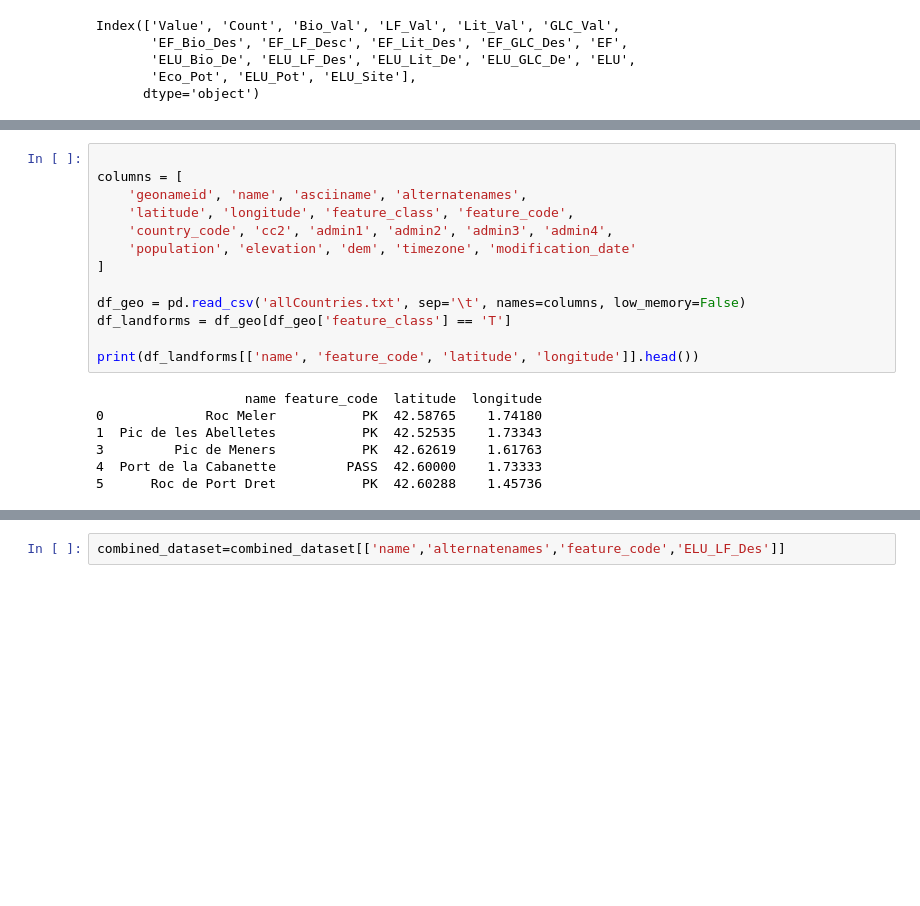
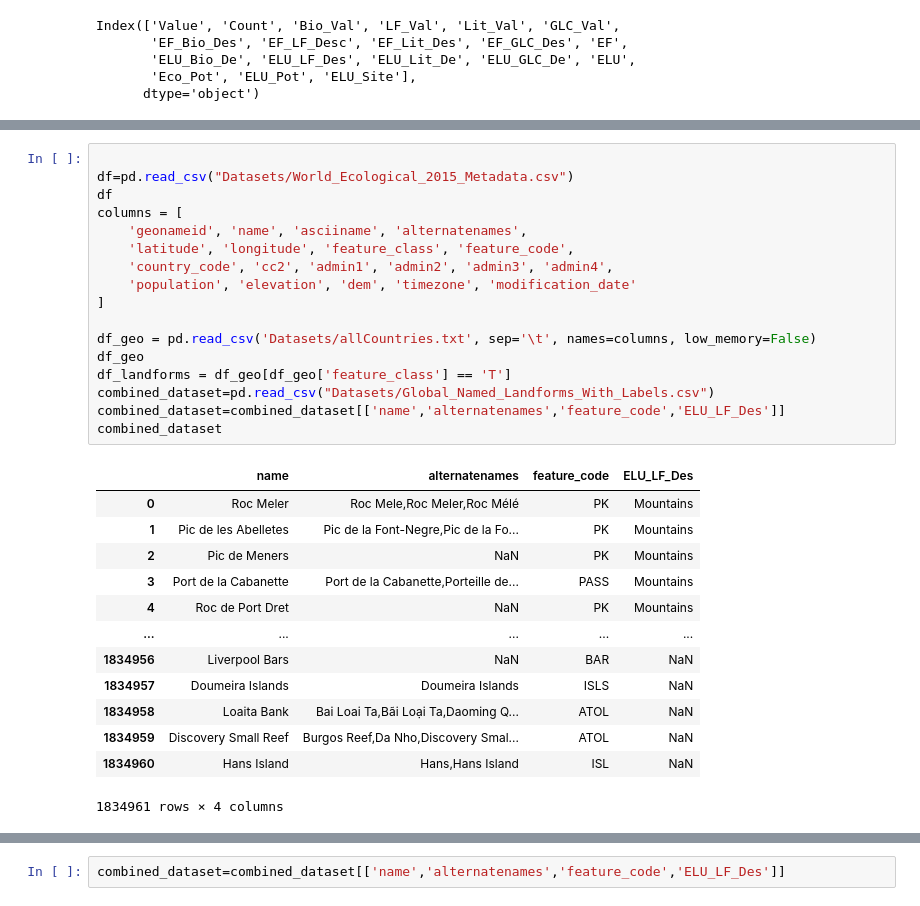
Before and after one commit to meenuravi18/llm_geomorphology, a Jupyter notebook: data_exploration.ipynb, the cells around one changed output, grey strips where cells are left out. Cells and saved outputs as stored; diff of their text form; blank space fills up the shorter version.

```diff
--- a/data_exploration.ipynb
+++ b/data_exploration.ipynb
@@ -58,21 +74,32 @@ Index(['Value', 'Count', 'Bio_Val', 'LF_Val', 'Lit_Val', 'GLC_Val',
 # %%
 
+df=pd.read_csv("Datasets/World_Ecological_2015_Metadata.csv")
+df
 columns = [
     'geonameid', 'name', 'asciiname', 'alternatenames',
     'latitude', 'longitude', 'feature_class', 'feature_code',
     'country_code', 'cc2', 'admin1', 'admin2', 'admin3', 'admin4',
     'population', 'elevation', 'dem', 'timezone', 'modification_date'
 ]
 
-df_geo = pd.read_csv('allCountries.txt', sep='\t', names=columns, low_memory=False)
+df_geo = pd.read_csv('Datasets/allCountries.txt', sep='\t', names=columns, low_memory=False)
+df_geo
 df_landforms = df_geo[df_geo['feature_class'] == 'T']
-
-print(df_landforms[['name', 'feature_code', 'latitude', 'longitude']].head())
+combined_dataset=pd.read_csv("Datasets/Global_Named_Landforms_With_Labels.csv")
+combined_dataset=combined_dataset[['name','alternatenames','feature_code','ELU_LF_Des']]
+combined_dataset
 # %% [output]
+|  | name | alternatenames | feature_code | ELU_LF_Des |
+| 0 | Roc Meler | Roc Mele,Roc Meler,Roc Mélé | PK | Mountains |
+| 1 | Pic de les Abelletes | Pic de la Font-Negre,Pic de la Fo... | PK | Mountains |
+| 2 | Pic de Meners | NaN | PK | Mountains |
+| 3 | Port de la Cabanette | Port de la Cabanette,Porteille de... | PASS | Mountains |
+| 4 | Roc de Port Dret | NaN | PK | Mountains |
+| ... | ... | ... | ... | ... |
+| 1834956 | Liverpool Bars | NaN | BAR | NaN |
+| 1834957 | Doumeira Islands | Doumeira Islands | ISLS | NaN |
+| 1834958 | Loaita Bank | Bai Loai Ta,Bãi Loại Ta,Daoming Q... | ATOL | NaN |
+| 1834959 | Discovery Small Reef | Burgos Reef,Da Nho,Discovery Smal... | ATOL | NaN |
+| 1834960 | Hans Island | Hans,Hans Island | ISL | NaN |
-                   name feature_code  latitude  longitude
-0             Roc Meler           PK  42.58765    1.74180
-1  Pic de les Abelletes           PK  42.52535    1.73343
-3         Pic de Meners           PK  42.62619    1.61763
-4  Port de la Cabanette         PASS  42.60000    1.73333
-5      Roc de Port Dret           PK  42.60288    1.45736
+1834961 rows × 4 columns
 # %%
```
Also changed, not shown: parts of 3 cells of this notebook, 17 other files.
